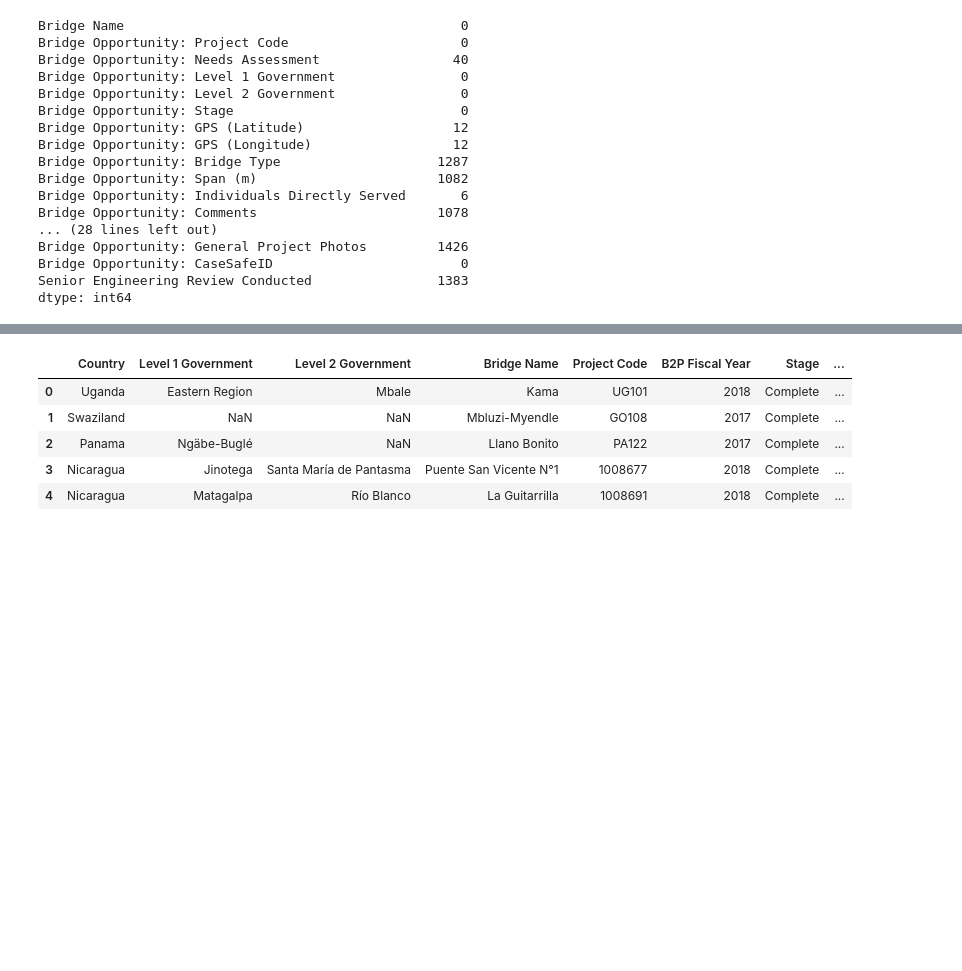
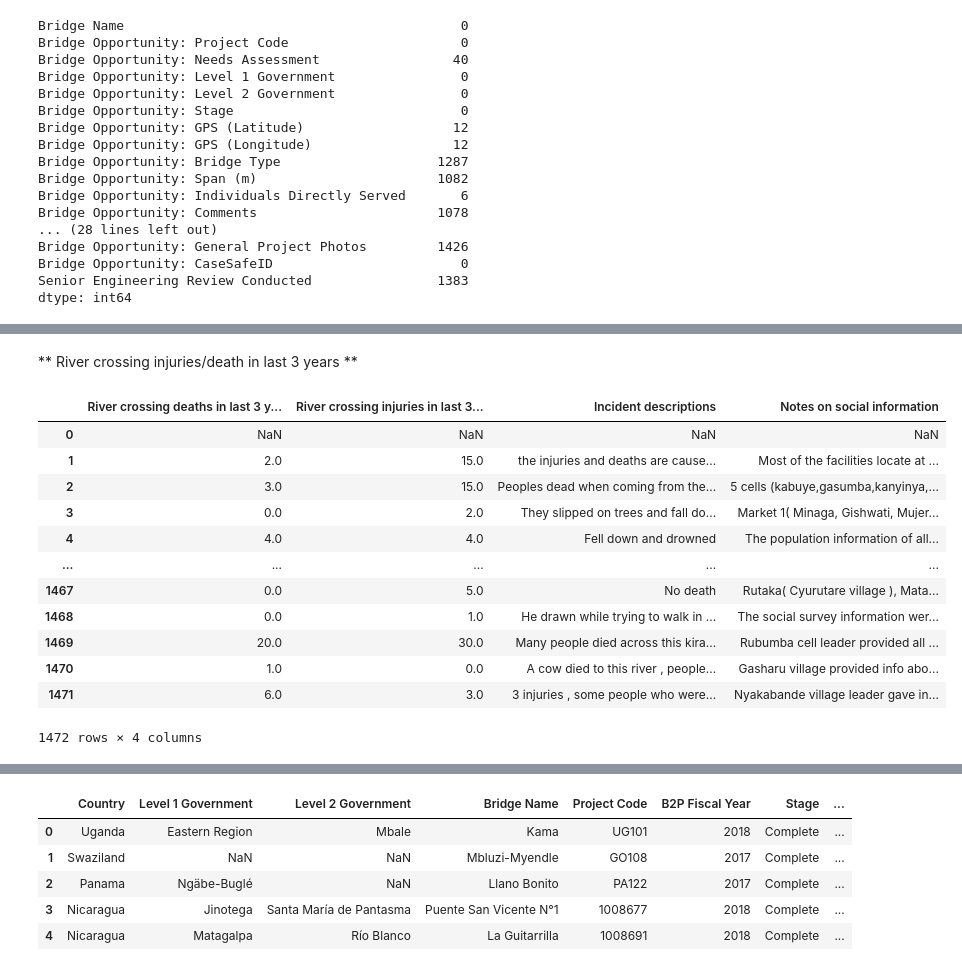
Before and after one commit to BloomTech-Labs/bridges-to-prosperity-ds-d, a Jupyter notebook: notebooks/b2p_d.ipynb, the cells around one changed output, grey strips where cells are left out. Cells and saved outputs as stored; diff of their text form; code cells hidden in the pictures; blank space fills up the shorter version.

```diff
--- a/notebooks/b2p_d.ipynb
+++ b/notebooks/b2p_d.ipynb
@@ -95,0 +417,21 @@ df = df.drop(columns=cols)
+# %%
+df["Primary occupations"].replace({"Firming": "Farming",
+                                   "Farmers": "Farming",
+                                   "School, Market, farms": "School, Market, Farms",
+                                   "Market, school, farms,": "School, Market, Farms",
+                                   "School, Market, farms,": "School, Market, Farms",
+                                   "Farms, school, market": "School, Market, Farms",
+                                   "School, farms, market": "School, Market, Farms",
+                                   "Market, farms, schools": "School, Market, Farms",
+                                   "School, farms, Market": "School, Market, Farms",
+                                   "School, Market, farm": "School, Market, Farms",
+                                   "School, farms, Market,": "School, Market, Farms",
+                                   "School, Market and farms": "School, Market, Farms",
+                                   "School, farms and market": "School, Market, Farms",
+                                   "Market, schools, farms": "School, Market, Farms",
+
+                                   "Market and farms": "Market and Farms",
+                                   "Market, farms,": "Market and Farms",
+                                   "Farming and marketing": "Market and Farms",
+                                   }, inplace=True)
+df["Primary occupations"].value_counts()[:20]
@@ -95,0 +475,13 @@ df = df.drop(columns=cols)
+# %%
+# re-arrange the values to reduce the value count
+# Tokenize the strings, lower case, make singular
+print(f'unique count before cleaning: {df["Primary crops grown"].unique().shape[0]}')
+df["Primary crops grown"].fillna("", inplace=True)
+df["Primary crops grown"] = df["Primary crops grown"].apply(
+    lambda x: x.lower() if type(x)==str else x).apply(
+        lambda x: [word.strip()[:re.search("(e?s?)$", word.strip()).start()] for word in x.replace("and", ",").split(',')])
+
+df["Primary crops grown"] = df["Primary crops grown"].apply(lambda x: ", ".join(sorted(x)))
+
+print(f'unique count after cleaning: {df["Primary crops grown"].unique().shape[0]}')
+df["Primary crops grown"]
@@ -95,0 +503,19 @@ df = df.drop(columns=cols)
+# %% [markdown]
+** River crossing injuries/death in last 3 years **
+# %%
+# drop 'Incident descriptions' and 'Notes on social information',
+df[["River crossing deaths in last 3 years","River crossing injuries in last 3 years", "Incident descriptions", "Notes on social information"]]
+# %% [output]
+|  | River crossing deaths in last 3 y... | River crossing injuries in last 3... | Incident descriptions | Notes on social information |
+| 0 | NaN | NaN | NaN | NaN |
+| 1 | 2.0 | 15.0 | the injuries and deaths are cause... | Most of the facilities locate at ... |
+| 2 | 3.0 | 15.0 | Peoples dead when coming from the... | 5 cells (kabuye,gasumba,kanyinya,... |
+| 3 | 0.0 | 2.0 | They slipped on trees and fall do... | Market 1( Minaga, Gishwati, Mujer... |
+| 4 | 4.0 | 4.0 | Fell down and drowned | The population information of all... |
+| ... | ... | ... | ... | ... |
+| 1467 | 0.0 | 5.0 | No death | Rutaka( Cyurutare village ), Mata... |
+| 1468 | 0.0 | 1.0 | He drawn while trying to walk in ... | The social survey information wer... |
+| 1469 | 20.0 | 30.0 | Many people died across this kira... | Rubumba cell leader provided all ... |
+| 1470 | 1.0 | 0.0 | A cow died to this river , people... | Gasharu village provided info abo... |
+| 1471 | 6.0 | 3.0 | 3 injuries , some people who were... | Nyakabande village leader gave in... |
+1472 rows × 4 columns
```
Also changed, not shown: parts of 69 cells of this notebook.
